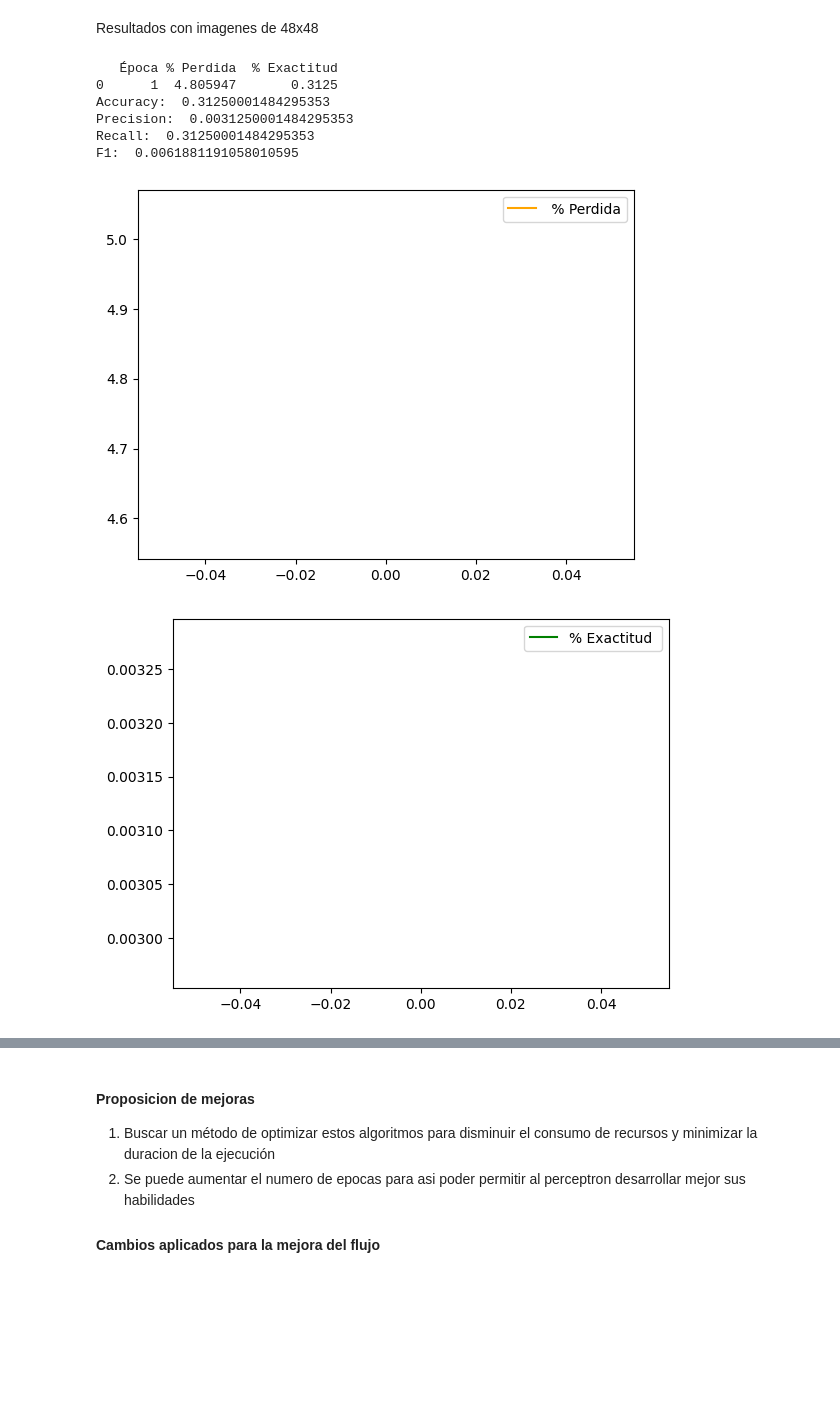
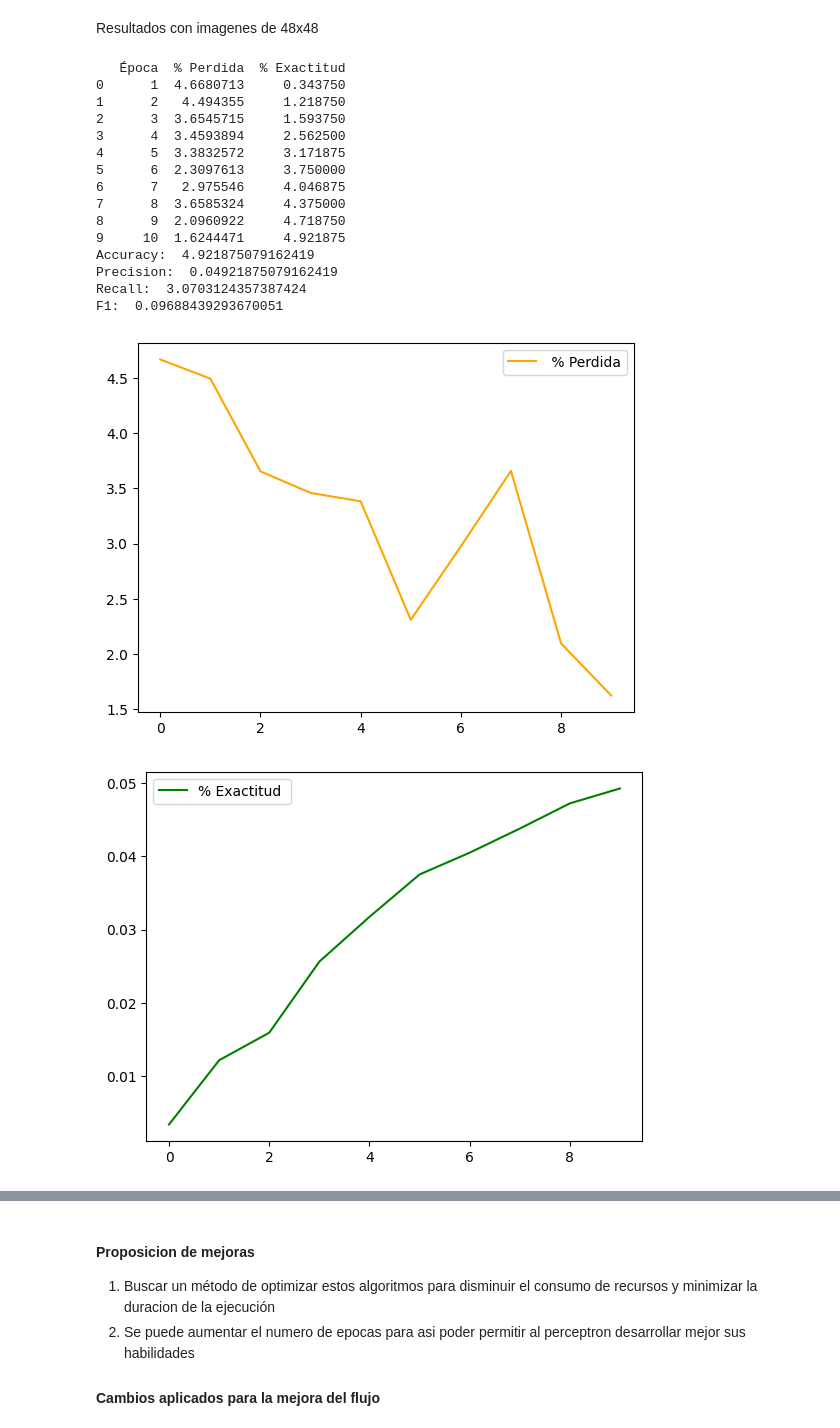
Before and after one commit to pabloamh27/CNN_-_LSTM_Project, a Jupyter notebook: CNN_Network.ipynb, the cells around one changed output, grey strips where cells are left out. Saved outputs shown, nothing was run; the diff lists cells and outputs as text; code cells hidden in the pictures; blank space fills up the shorter version.

```diff
--- a/CNN_Network.ipynb
+++ b/CNN_Network.ipynb
@@ -175,7 +185,7 @@ criterion = nn.CrossEntropyLoss()
 optimizer = optim.SGD(model.parameters(), lr=0.01)
 
 #Iteraciones
-epochs = 25
+epochs = 10
 results = []
 #Print the time it takes to run it
 start_time = time.time()
@@ -266,38 +277,73 @@ df = pd.DataFrame(results, columns=['Época', '% Perdida', '% Exactitud'])
 #multiplica la exactitud por 1000
 df['% Exactitud'] = df['% Exactitud'] * 100
 print(df)
 #se calcula el recall
 recall = df['% Exactitud'].mean()
 
 #impresion de datos: Accuracy, Precision, Recall y F1.
 
 print('Accuracy: ', (acc/count).detach().numpy()*10000)
 print('Precision: ', results[-1][2])
 print('Recall: ', recall)
 
 
 #se calcula la f1
 f1 = 2 * (recall *  results[-1][2]) / (recall +  results[-1][2])
 print('F1: ', f1)
 
 
 
 #se grafican los tensores de loss y accuracy por separado
 results = np.array(results)
 plt.plot(results[:, 1], label=' % Perdida', color='orange')
 plt.legend()
 plt.show()
 
 results = np.array(results)
 plt.plot(results[:, 2], label='% Exactitud ', color= 'green')
 plt.legend()
 plt.show()
+
+
+def plot_confusion_matrix(y_true, y_pred, labels):
+    cm = confusion_matrix(y_true, y_pred)
+    cm_norm = cm.astype('float') / cm.sum(axis=1)[:, np.newaxis]  # Normalized confusion matrix
+
+    plt.figure(figsize=(len(labels), len(labels)))
+    sns.heatmap(cm_norm, annot=True, fmt=".2f", cmap="Blues", xticklabels=labels, yticklabels=labels)
+    plt.xlabel('Predicted')
+    plt.ylabel('True')
+    plt.title('Confusion Matrix')
+    plt.show()
+
+    print("\nClassification Report:")
+    print(classification_report(y_true, y_pred, target_names=labels))
+
+#calcule estos parametros
+y_pred = []
+y_true = []
+with torch.no_grad():
+    for inputs, labels in testloader:
+        outputs = model(inputs)
+        y_pred.extend(torch.argmax(outputs, 1).tolist())
+        y_true.extend(labels.tolist())
+
+plot_confusion_matrix(y_true, y_pred, classes)
 # %% [output]
-   Época % Perdida  % Exactitud
-0      1  4.805947       0.3125
-Accuracy:  0.31250001484295353
-Precision:  0.0031250001484295353
-Recall:  0.31250001484295353
-F1:  0.0061881191058010595
+   Época  % Perdida  % Exactitud
+0      1  4.6680713     0.343750
+1      2   4.494355     1.218750
+2      3  3.6545715     1.593750
+3      4  3.4593894     2.562500
+4      5  3.3832572     3.171875
+5      6  2.3097613     3.750000
+6      7   2.975546     4.046875
+7      8  3.6585324     4.375000
+8      9  2.0960922     4.718750
+9     10  1.6244471     4.921875
+Accuracy:  4.921875079162419
+Precision:  0.04921875079162419
+Recall:  3.0703124357387424
+F1:  0.09688439293670051
-[figure, old version]
+[figure, new version]
-[figure, old version]
+[figure, new version]
```
Also changed, not shown: parts of 8 cells of this notebook, 4 other files.
